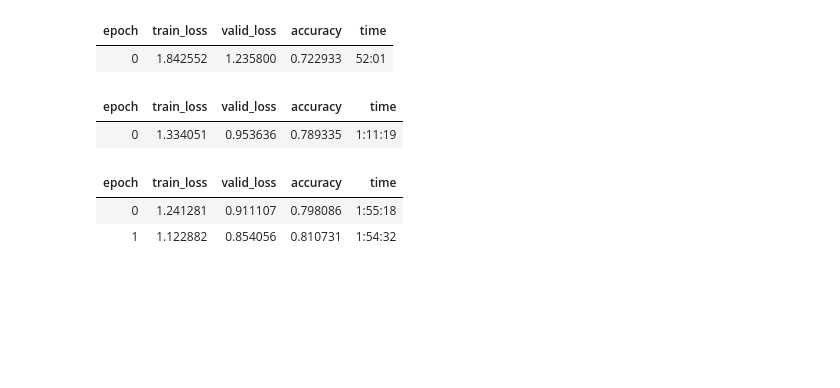
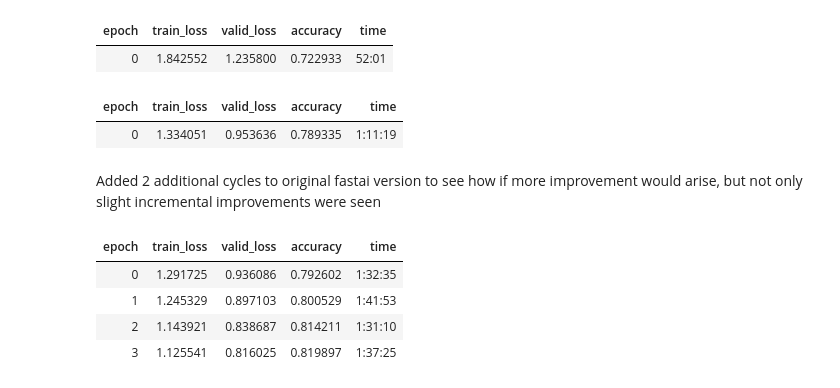
Before and after one commit to tmayn062/CSI4106Project, a Jupyter notebook: CSI4106_RSPCT_ULMFiT.ipynb, the cells around one changed output. Cells and saved outputs as stored; diff of their text form; code cells hidden in the pictures; blank space fills up the shorter version.

```diff
--- a/CSI4106_RSPCT_ULMFiT.ipynb
+++ b/CSI4106_RSPCT_ULMFiT.ipynb
@@ -225,10 +225,14 @@ learn.fit_one_cycle(1, slice(5e-3/(2.6**4),5e-3), moms=(0.8,0.7))
 learn.save('third')
 # %%
 learn.load('third');
+# %% [markdown]
+Added 2 additional cycles to original fastai version to see how if more improvement would arise, but not only slight incremental improvements were seen
 # %%
 learn.unfreeze()
-learn.fit_one_cycle(2, slice(1e-3/(2.6**4),1e-3), moms=(0.8,0.7))
+learn.fit_one_cycle(4, slice(1e-3/(2.6**4),1e-3), moms=(0.8,0.7))
 # %% [output]
 | epoch | train_loss | valid_loss | accuracy | time |
-| 0 | 1.241281 | 0.911107 | 0.798086 | 1:55:18 |
-| 1 | 1.122882 | 0.854056 | 0.810731 | 1:54:32 |
+| 0 | 1.291725 | 0.936086 | 0.792602 | 1:32:35 |
+| 1 | 1.245329 | 0.897103 | 0.800529 | 1:41:53 |
+| 2 | 1.143921 | 0.838687 | 0.814211 | 1:31:10 |
+| 3 | 1.125541 | 0.816025 | 0.819897 | 1:37:25 |
```
Also changed, not shown: parts of 24 cells of this notebook.
